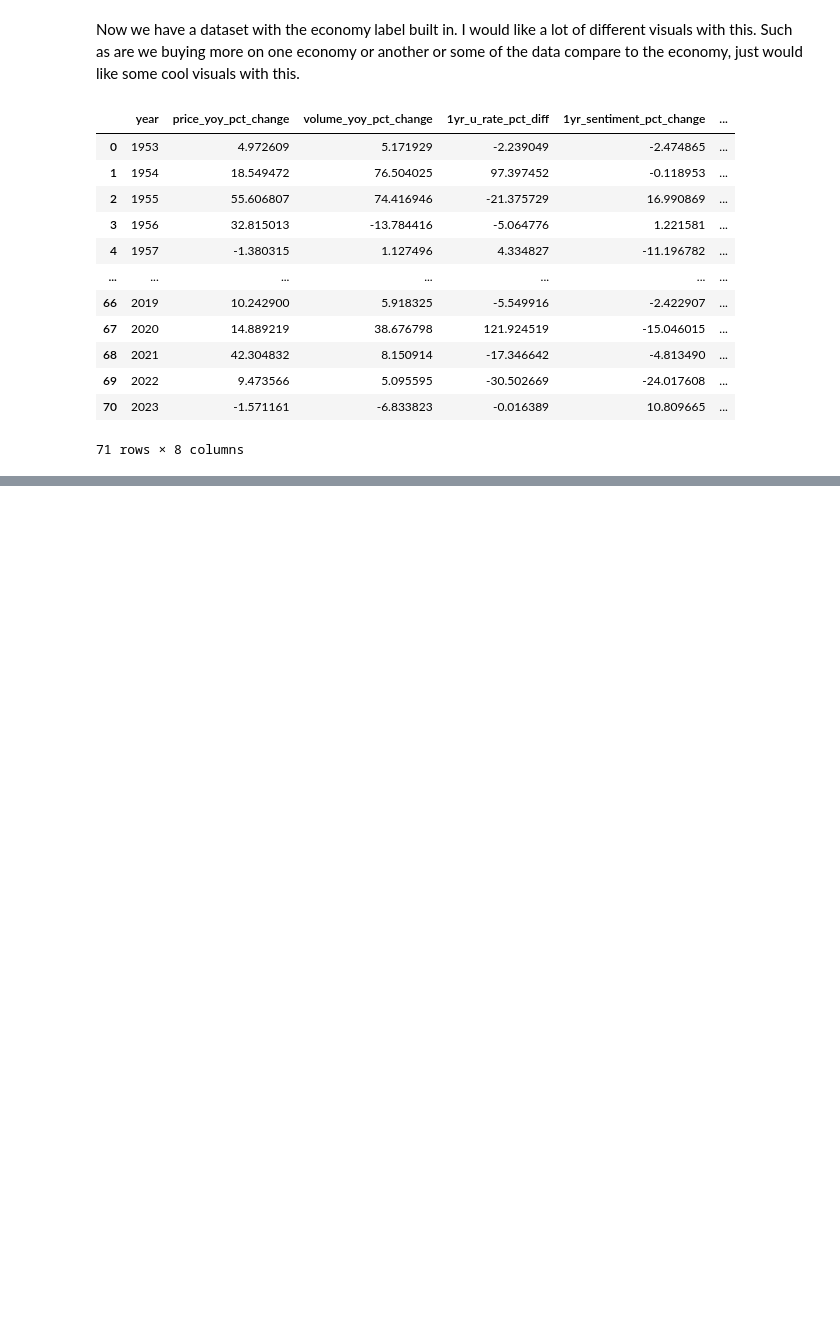
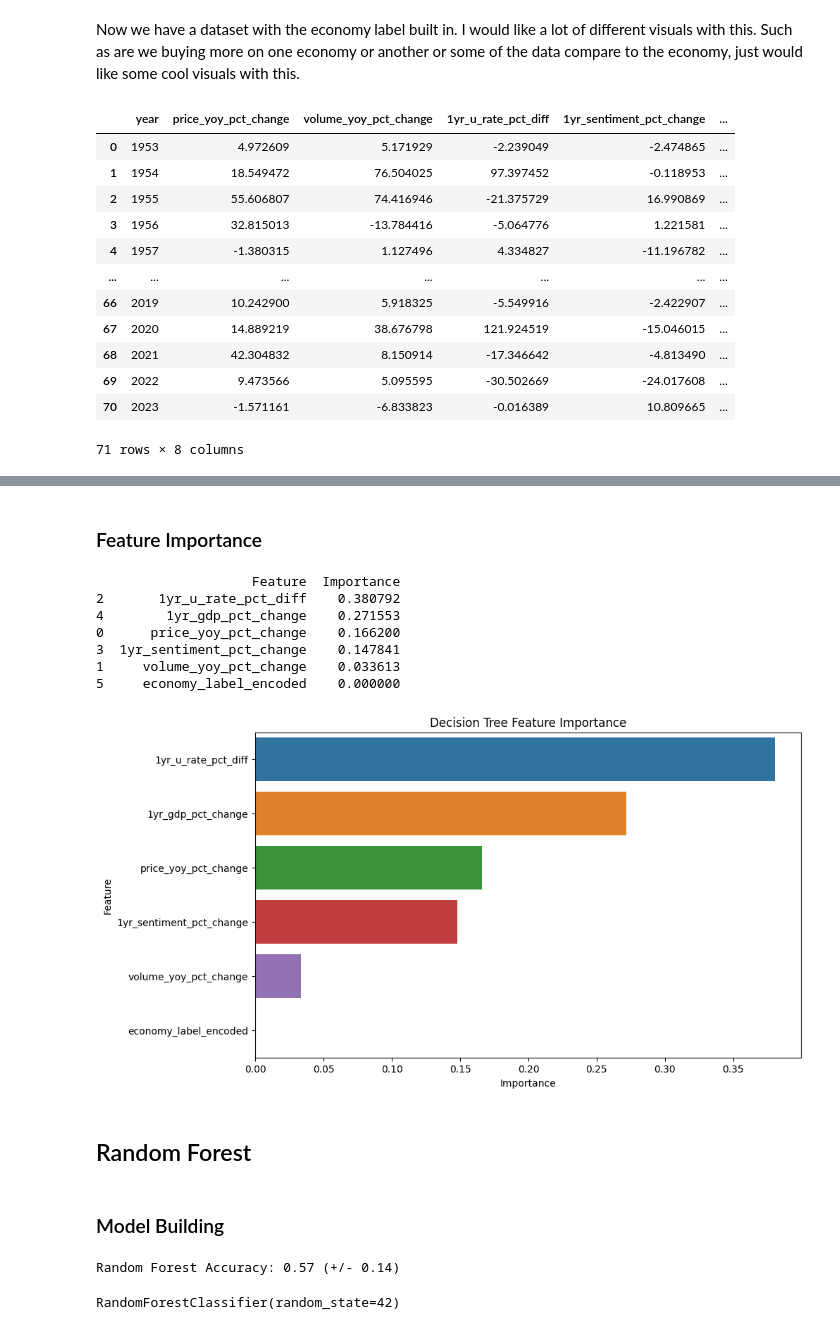
Before and after one commit to calvinraab/ML_Algorithmic_Trading, a Jupyter notebook: model_building.ipynb, the cells around one changed output, grey strips where cells are left out. Cells and saved outputs as stored; diff of their text form; code cells hidden in the pictures; blank space fills up the shorter version.

```diff
--- a/model_building.ipynb
+++ b/model_building.ipynb
@@ -432,0 +607,45 @@ economic_data_with_economy_label
+# %% [markdown]
+### Feature Importance
+# %%
+# Feature importance for Decision Tree
+tree_importance = pd.DataFrame({
+    'Feature': features,
+    'Importance': tree.feature_importances_
+})
+
+tree_importance = tree_importance.sort_values(by='Importance', ascending=False)
+print(tree_importance)
+
+# Visualize
+plt.figure(figsize=(10, 6))
+sns.barplot(x='Importance', y='Feature', data=tree_importance)
+plt.title('Decision Tree Feature Importance')
+plt.show()
+# %% [output]
+                    Feature  Importance
+2       1yr_u_rate_pct_diff    0.380792
+4        1yr_gdp_pct_change    0.271553
+0      price_yoy_pct_change    0.166200
+3  1yr_sentiment_pct_change    0.147841
+1     volume_yoy_pct_change    0.033613
+5     economy_label_encoded    0.000000
+[figure, added]
+# %% [markdown]
+## Random Forest
+# %% [markdown]
+### Model Building
+# %%
+from sklearn.ensemble import RandomForestClassifier
+
+# Initialize Random Forest
+forest = RandomForestClassifier(random_state=42)
+
+# Cross-validation
+forest_scores = cross_val_score(forest, X_train_scaled, y_train, cv=5)
+print(f'Random Forest Accuracy: {forest_scores.mean():.2f} (+/- {forest_scores.std() * 2:.2f})')
+
+# Train the model
+forest.fit(X_train_scaled, y_train)
+# %% [output]
+Random Forest Accuracy: 0.57 (+/- 0.14)
+RandomForestClassifier(random_state=42)
```
Also changed, not shown: parts of 28 cells of this notebook.
